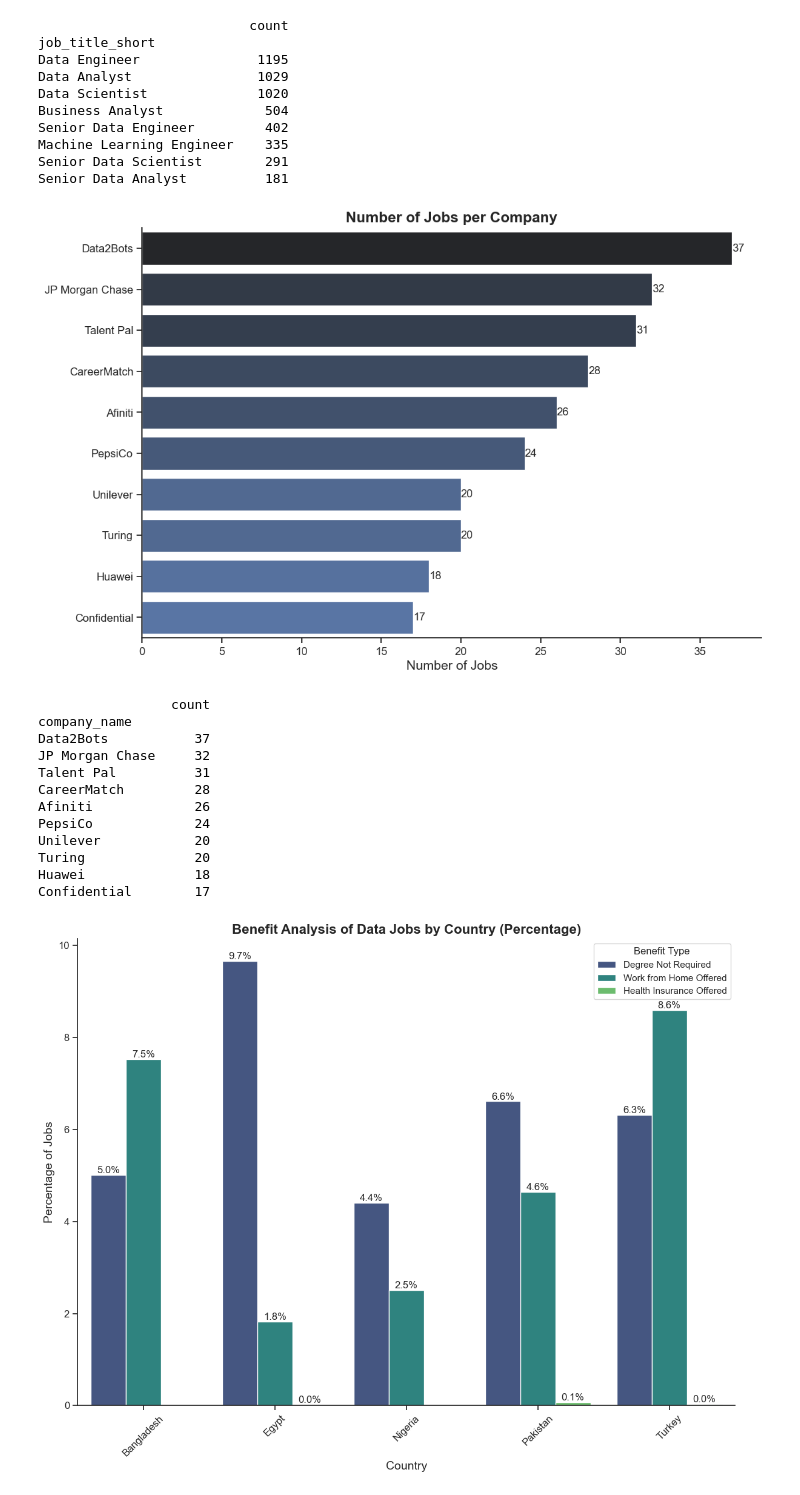
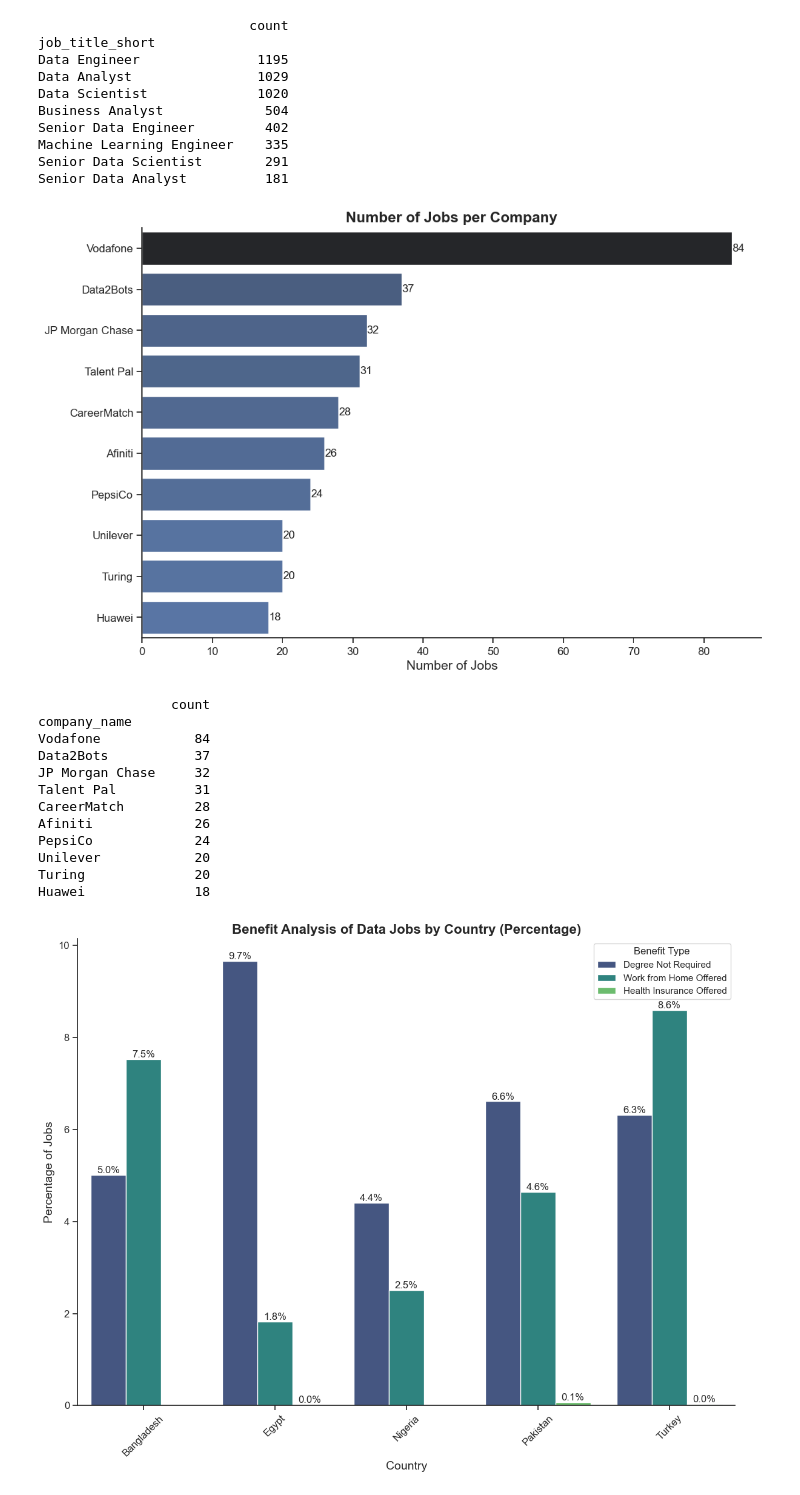
Before and after one commit to johnramal/data_jobs_pak, a Jupyter notebook: 6_comaprative_analysis.ipynb, the cells around one changed output. Drawn from its saved outputs; the diff is of its cells as text; code cells hidden in the pictures.

```diff
--- a/6_comaprative_analysis.ipynb
+++ b/6_comaprative_analysis.ipynb
@@ -170,7 +170,7 @@ Senior Data Scientist        291
 Senior Data Analyst          181
 # %%
 # Create a DataFrame with value counts for company names and select top 20
-df_plot = df['company_name'].value_counts().to_frame()[1:].head(10)
+df_plot = df['company_name'].value_counts().to_frame().head(10)
 df_plot.columns = ['count']
 
 # Set the theme for consistency
@@ -178,36 +178,37 @@ sns.set_theme(style='ticks')
 
 # Create a figure and a single subplot (axes)
 fig, ax = plt.subplots(figsize=(12, 8))
 
 # Create a horizontal bar plot with Seaborn, specifying the axes
 sns.barplot(data=df_plot, x='count', y=df_plot.index, hue='count', palette='dark:b_r', ax=ax, legend=False)
 
 # Customize the plot
 ax.set_title('Number of Jobs per Company', fontsize=16, fontweight='bold')
 ax.set_xlabel('Number of Jobs', fontsize=14)
 ax.set_ylabel('', fontsize=14)
 ax.tick_params(axis='x', labelsize=12)
 ax.tick_params(axis='y', labelsize=12)
 
 # Remove spines for a cleaner look
 sns.despine(ax=ax)
 
 # Annotate each bar with the count value
 for container in ax.containers:
     ax.bar_label(container, fmt='%d', label_type='edge', fontsize=12)
 
 # Show the plot
 plt.show()
 
 # Optionally, save the plot to a file
 fig.savefig('jobs_per_company_oop.png', dpi=300, bbox_inches='tight')
 
 # Display a summary of the data for added insight
 print(df_plot)
 # %% [output]
-[figure, old version]
+[figure, new version]
                  count
 company_name
+Vodafone            84
 Data2Bots           37
 JP Morgan Chase     32
 Talent Pal          31
@@ -217,7 +218,6 @@ PepsiCo             24
 Unilever            20
 Turing              20
 Huawei              18
-Confidential        17
 # %%
 # Define columns and titles for analysis
 dict_column = {
```
Also changed, not shown: 3 other files.
